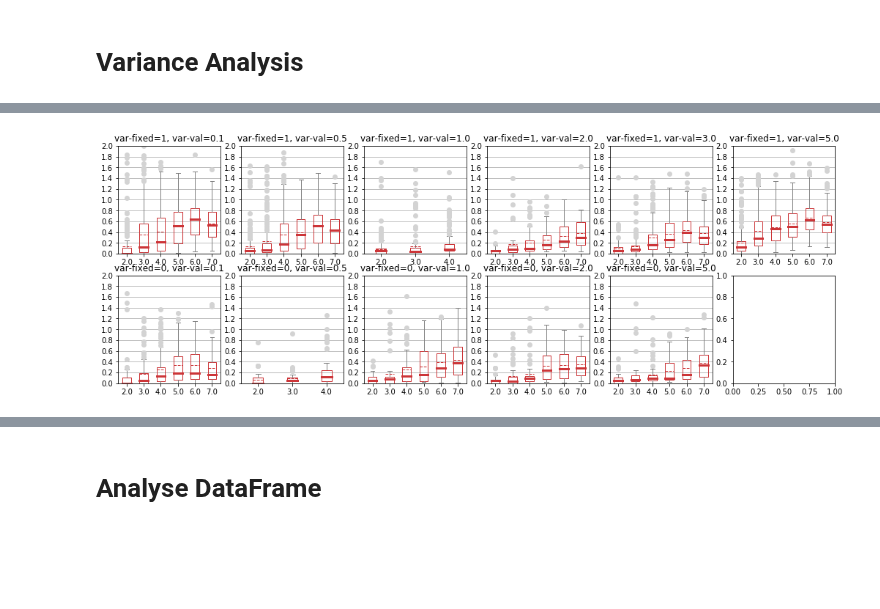
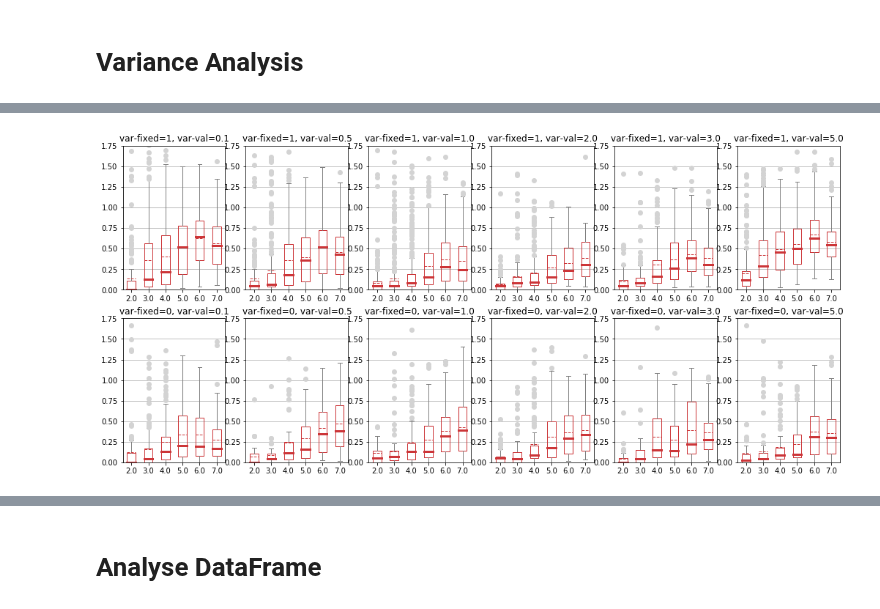
Before and after one commit to jannismain/fau-lnt-source-tracking-code, a Jupyter notebook: python/analysis-mean-err.ipynb, the cells around one changed output, grey strips where cells are left out. Drawn from its saved outputs; the diff is of its cells as text; code cells hidden in the pictures; blank space fills up the shorter version.

```diff
--- a/python/analysis-mean-err.ipynb
+++ b/python/analysis-mean-err.ipynb
@@ -519,7 +519,7 @@ ax, i = init_grid((1,1),(6,6))
 cols = ['err-mean']#, 'percent-matched']
 axis_param = [[0.2, 0, 0, 1.01],[0.1, 0, 0,1.01]]
 for col in cols:
-    a = df.pivot_table(col, index=['n-sources'], columns=[var], aggfunc='mean').plot(**DEFAULT_LINE_PLOT_ARGS, grid=True, ax=ax[i], title=col)
+    a = dft.pivot_table(col, index=['n-sources'], columns=[var], aggfunc='mean').plot(**DEFAULT_LINE_PLOT_ARGS, grid=True, ax=ax[i], title=col)
 #     a.set_ylim([0,1])
     style_line_plot("number of sources", "", grid='x', ax=ax[i])
     adjust_y_axis(*axis_param[i], a)
@@ -673,13 +667,7 @@ reflect-order
  1.0           0.12  0.17  0.25  0.35  0.43  0.43
  3.0           0.15  0.29  0.40  0.51  0.60  0.59
 # %%
-spgrid = (1,3)
-plt.subplots(spgrid[0],spgrid[1], figsize=(17,5))
-ax = list()
-for i in range(1,spgrid[0]*spgrid[1]+1):
-    ax.append(plt.subplot(spgrid[0],spgrid[1],i))
-
-i=0
+ax, i = init_grid((1,3),(17,5))
 for ro in [1., 3., -1.]:
     dftt = dft[dft["reflect-order"]==ro]
     try:
@@ -774,13 +748,7 @@ SNR
 15.0       0.16  0.25  0.36  0.44  0.46  0.42
 30.0       0.13  0.16  0.24  0.32  0.36  0.32
 # %%
-spgrid = (1,5)
-plt.subplots(spgrid[0],spgrid[1], figsize=(17,4))
-ax = list()
-for i in range(1,spgrid[0]*spgrid[1]+1):
-    ax.append(plt.subplot(spgrid[0],spgrid[1],i))
-
-i=0
+ax, i = init_grid((1,5),(17,4))
 for val in dfp.index.values:
     dftt = dft[dft[var]==val]
     try:
@@ -793,21 +761,14 @@ for val in dfp.index.values:
 # %% [output]
 [figure]
 # %%
-spgrid = (1,2)
-plt.subplots(spgrid[0],spgrid[1], figsize=(17,6))
-ax = list()
-for i in range(1,spgrid[0]*spgrid[1]+1):
-    ax.append(plt.subplot(spgrid[0],spgrid[1],i))
-
-i=0
-desc = "reflect-order"
+ax, i = init_grid((1,2),(17,6))
 cols = ['err-mean', 'percent-matched']
 axis_param = [[0.2, 0, 0, 2.01],[0.1, 0, 0,1.01]]
 for col in cols:
-    a = df.pivot_table(col, index=['n-sources'], columns=['reflect-order'], aggfunc='mean').plot(**DEFAULT_LINE_PLOT_ARGS, grid=True, ax=ax[i], title=col)
+    a = dft.pivot_table(col, index=['n-sources'], columns=[var], aggfunc='mean').plot(**DEFAULT_LINE_PLOT_ARGS, grid=True, ax=ax[i], title=col)
 #     a.set_ylim([0,1])
     style_line_plot("number of sources", "", grid='x', ax=ax[i])
-    adjust_y_axis(*axis_param[i], a)
+#     adjust_y_axis(*axis_param[i], a)
     i+=1
     if EXPORT_LATEX:
         tikz_save("".join([PATH_LATEX_PLOTS, 'plot_{}_{}.tex'.format(desc, col)]),
@@ -905,23 +859,16 @@ var-val var-fixed
 # %%
 # dfp = df.pivot_table("err-mean", index=["description", "wd"], columns="n-sources", aggfunc='mean').transpose()
 # dfp.boxplot(column=("n-sources", "var", "var-val"))
-spgrid = (2,6)
-plt.subplots(spgrid[0],spgrid[1], figsize=(17,6))
-ax = list()
-for i in range(1,spgrid[0]*spgrid[1]+1):
-    ax.append(plt.subplot(spgrid[0],spgrid[1],i))
-
-plt.subplots_adjust()
-i=0
-for vv, vf in [(0.1,1), (0.5,1), (1.0,1), (2.0,1), (3.0,1),(5.0,1), (0.1, 0), (0.5, 0), (1.0, 0), (2.0, 0), (5.0, 0)]:
+ax, i = init_grid((2,6),(17,8))
+for vv, vf in [(0.1,1), (0.5,1), (1.0,1), (2.0,1), (3.0,1),(5.0,1), (0.1, 0), (0.5, 0), (1.0, 0), (2.0, 0), (3.0, 0), (5.0, 0)]:
     dftt = dft[dft["var-val"]==vv]
     dftt = dftt[dftt["var-fixed"]==vf]
     try:
         bp = dftt.boxplot('err-mean', by=["n-sources"], return_type='both', figsize=(6,  6), showmeans=True, meanline=True, ax=ax[i])
         style_boxplot(bp)
         ax[i].set_title("var-fixed={}, var-val={}".format(vf, vv))
         i+=1
     except ValueError:
         continue
 # %% [output]
-[figure, old version]
+[figure, new version]
```
Also changed, not shown: parts of 21 cells of this notebook, 1 other file.
